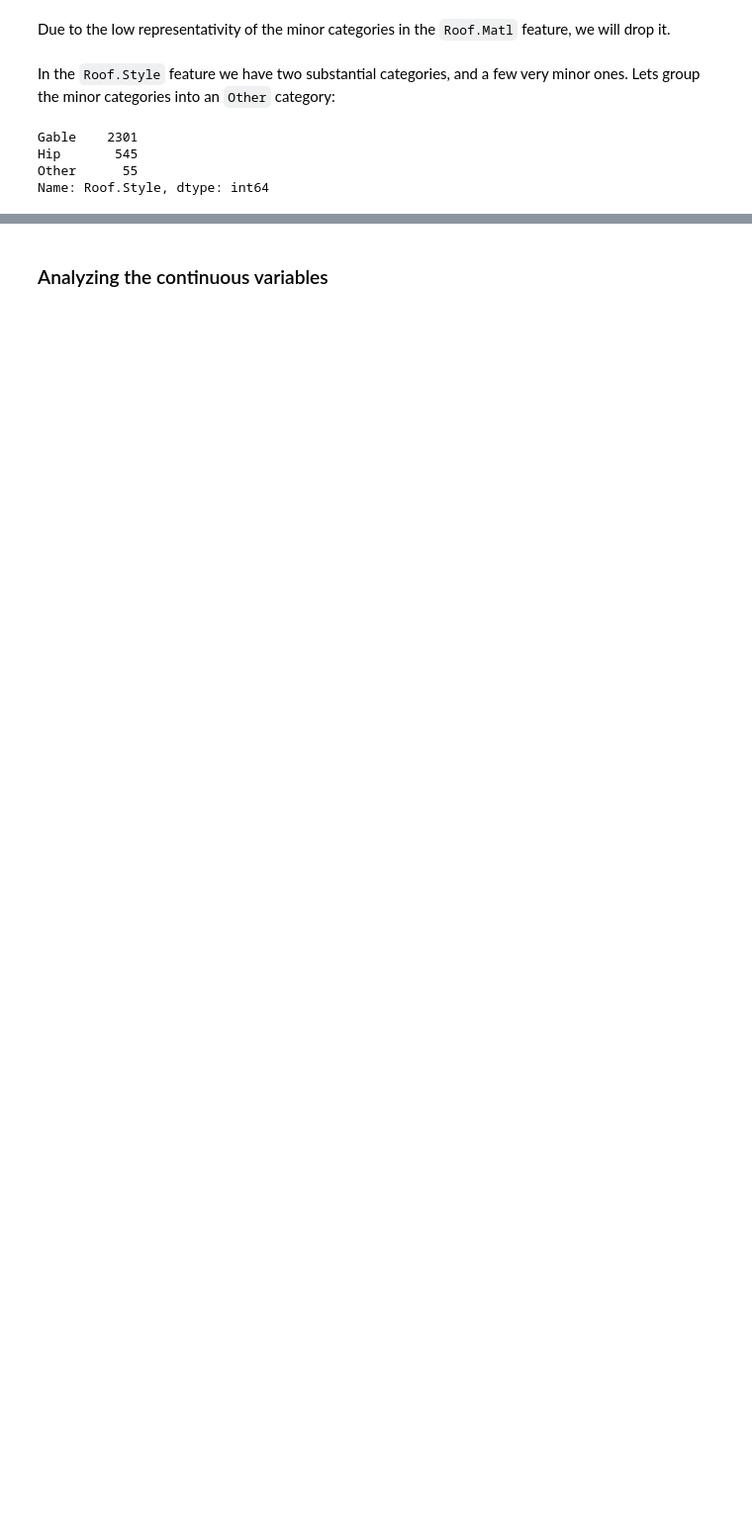
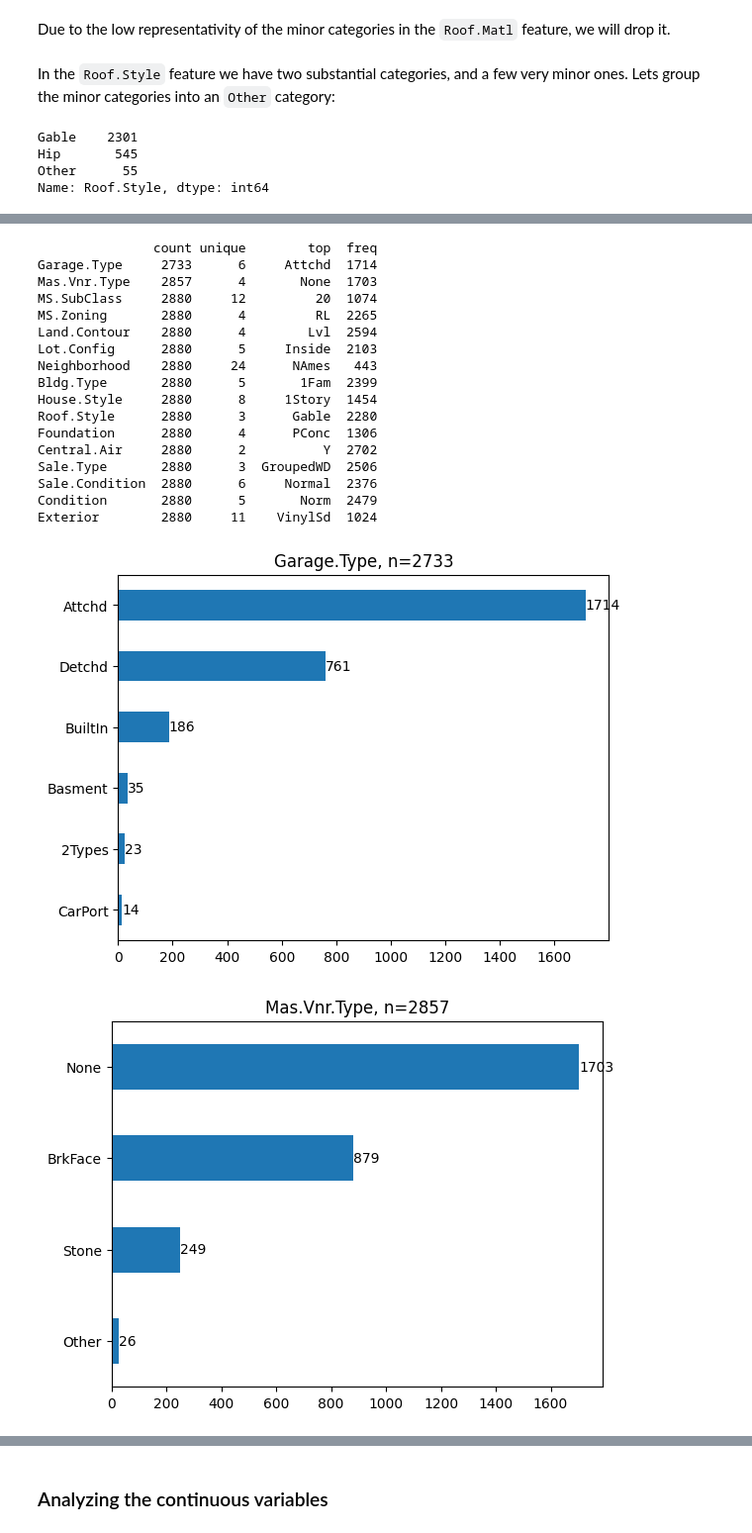
Before and after one commit to xValentim/ames, a Jupyter notebook: notebooks/02_analysis_and_preprocessing.ipynb, the cells around one changed output, grey strips where cells are left out. Shown at 99% size. Drawn from its saved outputs; the diff is of its cells as text; code cells hidden in the pictures; blank space fills up the shorter version.

```diff
--- a/notebooks/02_analysis_and_preprocessing.ipynb
+++ b/notebooks/02_analysis_and_preprocessing.ipynb
@@ -652,0 +697,6 @@ Name: Roof.Style, dtype: int64
+# %%
+data['Foundation'] = remap_categories(
+    series=data['Foundation'],
+    old_categories=['Slab', 'Stone', 'Wood'],
+    new_category='Other',
+)
@@ -652,0 +732,10 @@ Name: Roof.Style, dtype: int64
+# %%
+selection = ~data['Neighborhood'].isin([
+    'Blueste',
+    'Greens',
+    'GrnHill',
+    'Landmrk',
+])
+data = data[selection]
+# %%
+data['Neighborhood'] = data['Neighborhood'].cat.remove_unused_categories()
@@ -652,0 +766,5 @@ Name: Roof.Style, dtype: int64
+# %%
+all_discrete = data.select_dtypes('category').columns
+
+new_categorical_variables = [col for col in all_discrete \
+                         if not col in ordinal_variables]
@@ -652,0 +791,22 @@ Name: Roof.Style, dtype: int64
+# %%
+plot_categoricals(data, new_categorical_variables)
+# %% [output]
+               count unique        top  freq
+Garage.Type     2733      6     Attchd  1714
+Mas.Vnr.Type    2857      4       None  1703
+MS.SubClass     2880     12         20  1074
+MS.Zoning       2880      4         RL  2265
+Land.Contour    2880      4        Lvl  2594
+Lot.Config      2880      5     Inside  2103
+Neighborhood    2880     24      NAmes   443
+Bldg.Type       2880      5       1Fam  2399
+House.Style     2880      8     1Story  1454
+Roof.Style      2880      3      Gable  2280
+Foundation      2880      4      PConc  1306
+Central.Air     2880      2          Y  2702
+Sale.Type       2880      3  GroupedWD  2506
+Sale.Condition  2880      6     Normal  2376
+Condition       2880      5       Norm  2479
+Exterior        2880     11    VinylSd  1024
+[figure, added]
+[figure, added]
```
Also changed, not shown: parts of 58 cells of this notebook, 1 other file.
